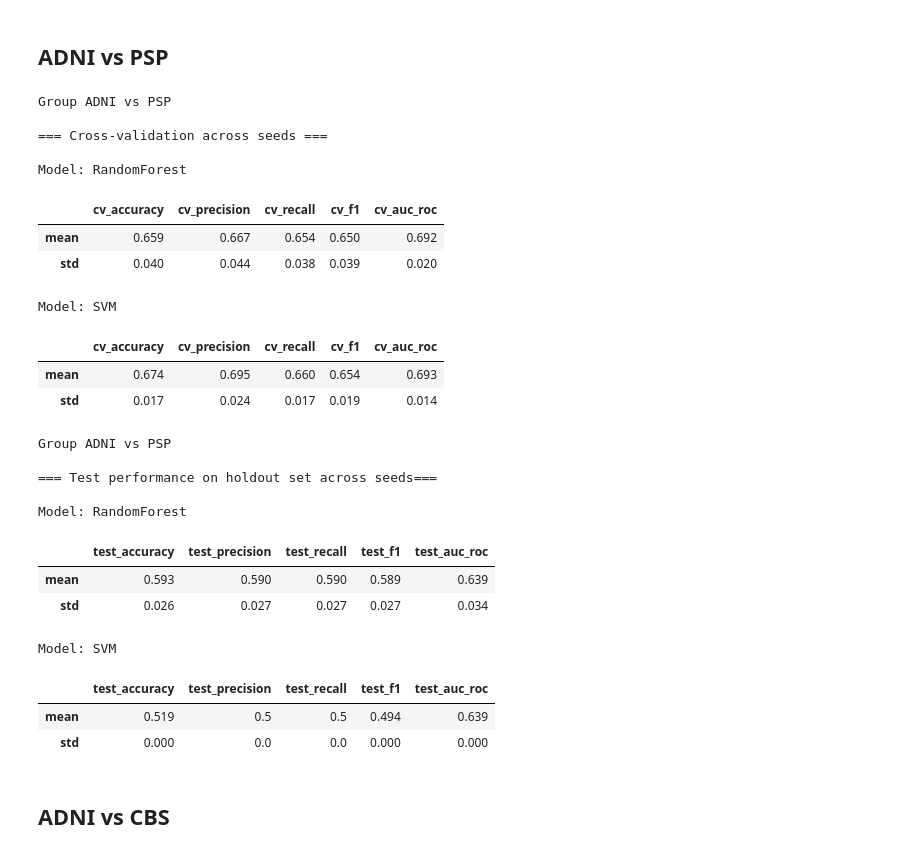
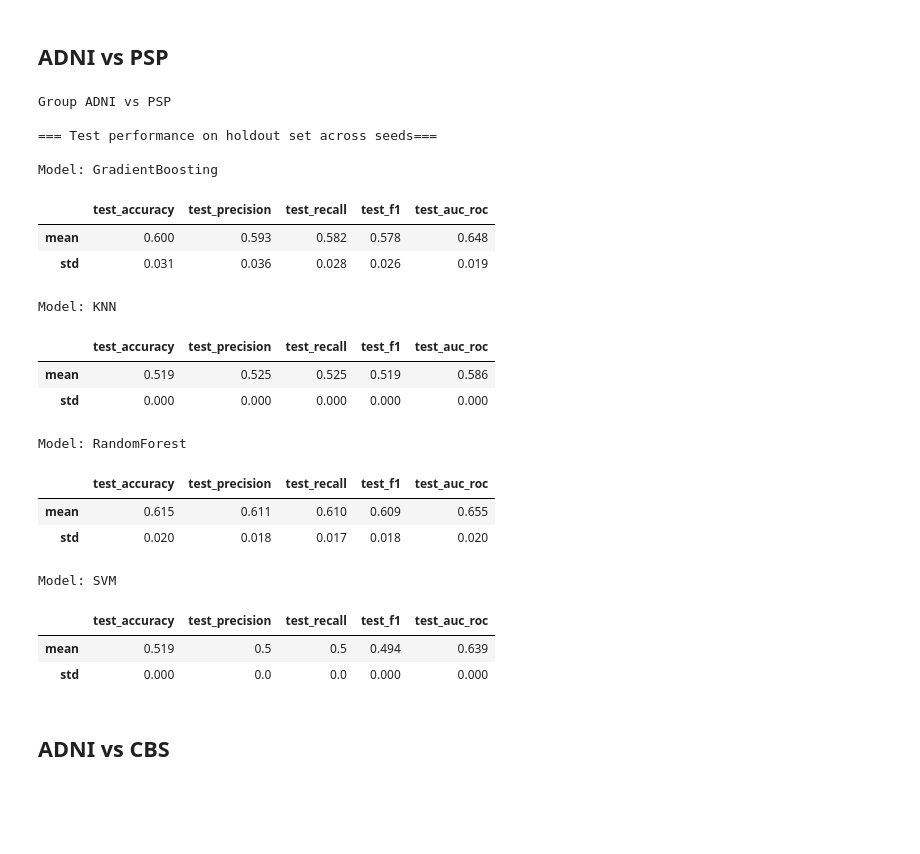
Before and after one commit to EmmaTosato/ANM_Verona, a Jupyter notebook: notebooks/classification.ipynb, the cells around one changed output. Cells and saved outputs as stored; diff of their text form; code cells hidden in the pictures; blank space fills up the shorter version.

```diff
--- a/notebooks/classification.ipynb
+++ b/notebooks/classification.ipynb
@@ -221,38 +200,30 @@ df_net_noThr = pd.read_csv('/Users/emmatosato/Documents/PhD/ANM_Verona/data/data
 # %%
 group1 = "ADNI"
 group2 = "PSP"
 
 grouped_net_adni_psp = get_variables(df_classs_net_adni_psp)
-
-print_result_cv(grouped_net_adni_psp, group1, group2)
+print_result_test(grouped_net_adni_psp, group1, group2)
 # %% [output]
 Group ADNI vs PSP
 
-=== Cross-validation across seeds ===
+=== Test performance on holdout set across seeds===
 
-Model: RandomForest
+Model: GradientBoosting
-|  | cv_accuracy | cv_precision | cv_recall | cv_f1 | cv_auc_roc |
-| mean | 0.659 | 0.667 | 0.654 | 0.650 | 0.692 |
-| std | 0.040 | 0.044 | 0.038 | 0.039 | 0.020 |
+|  | test_accuracy | test_precision | test_recall | test_f1 | test_auc_roc |
+| mean | 0.600 | 0.593 | 0.582 | 0.578 | 0.648 |
+| std | 0.031 | 0.036 | 0.028 | 0.026 | 0.019 |
-Model: SVM
+Model: KNN
-|  | cv_accuracy | cv_precision | cv_recall | cv_f1 | cv_auc_roc |
-| mean | 0.674 | 0.695 | 0.660 | 0.654 | 0.693 |
-| std | 0.017 | 0.024 | 0.017 | 0.019 | 0.014 |
+|  | test_accuracy | test_precision | test_recall | test_f1 | test_auc_roc |
+| mean | 0.519 | 0.525 | 0.525 | 0.519 | 0.586 |
+| std | 0.000 | 0.000 | 0.000 | 0.000 | 0.000 |
+Model: RandomForest
+|  | test_accuracy | test_precision | test_recall | test_f1 | test_auc_roc |
+| mean | 0.615 | 0.611 | 0.610 | 0.609 | 0.655 |
+| std | 0.020 | 0.018 | 0.017 | 0.018 | 0.020 |
+Model: SVM
+|  | test_accuracy | test_precision | test_recall | test_f1 | test_auc_roc |
+| mean | 0.519 | 0.5 | 0.5 | 0.494 | 0.639 |
+| std | 0.000 | 0.0 | 0.0 | 0.000 | 0.000 |
-# %%
-print_result_test(grouped_net_adni_psp, group1, group2)
-# %% [output]
-Group ADNI vs PSP
-
-=== Test performance on holdout set across seeds===
-
-Model: RandomForest
-|  | test_accuracy | test_precision | test_recall | test_f1 | test_auc_roc |
-| mean | 0.593 | 0.590 | 0.590 | 0.589 | 0.639 |
-| std | 0.026 | 0.027 | 0.027 | 0.027 | 0.034 |
-Model: SVM
-|  | test_accuracy | test_precision | test_recall | test_f1 | test_auc_roc |
-| mean | 0.519 | 0.5 | 0.5 | 0.494 | 0.639 |
-| std | 0.000 | 0.0 | 0.0 | 0.000 | 0.000 |
 # %% [markdown]
 ## ADNI vs CBS
 # %%
```
Also changed, not shown: parts of 14 cells of this notebook, 8 other files.
